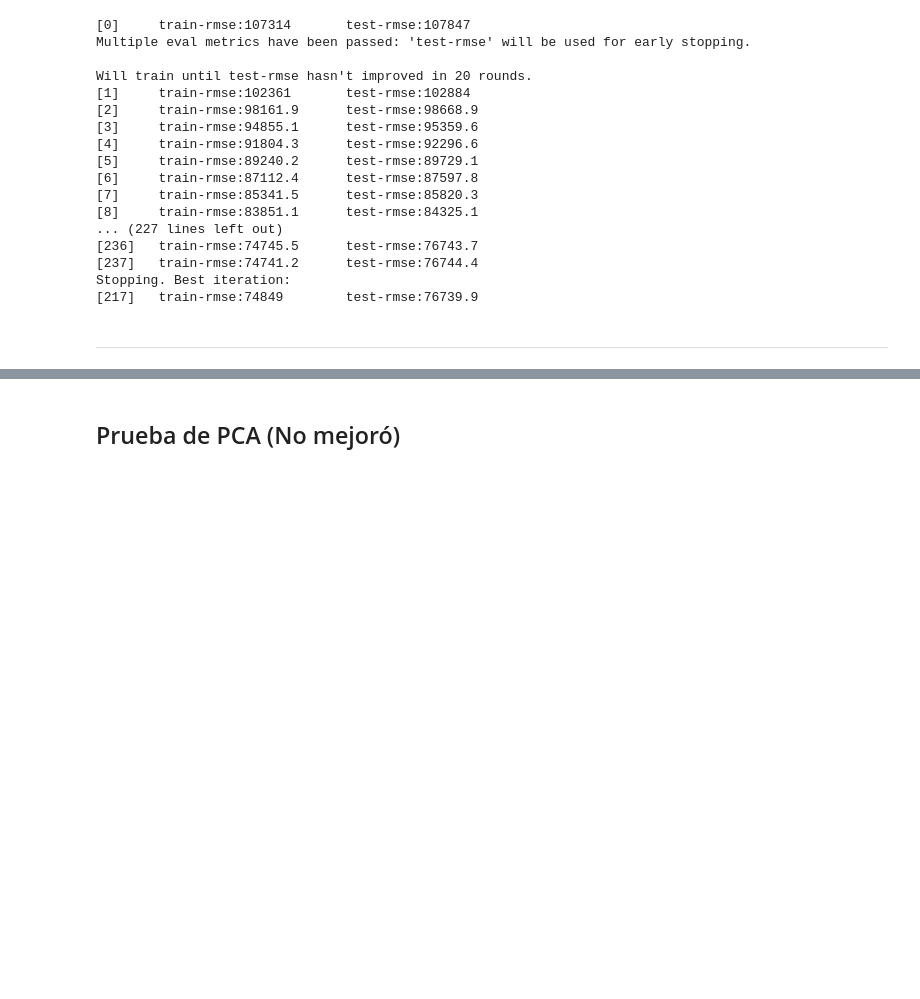
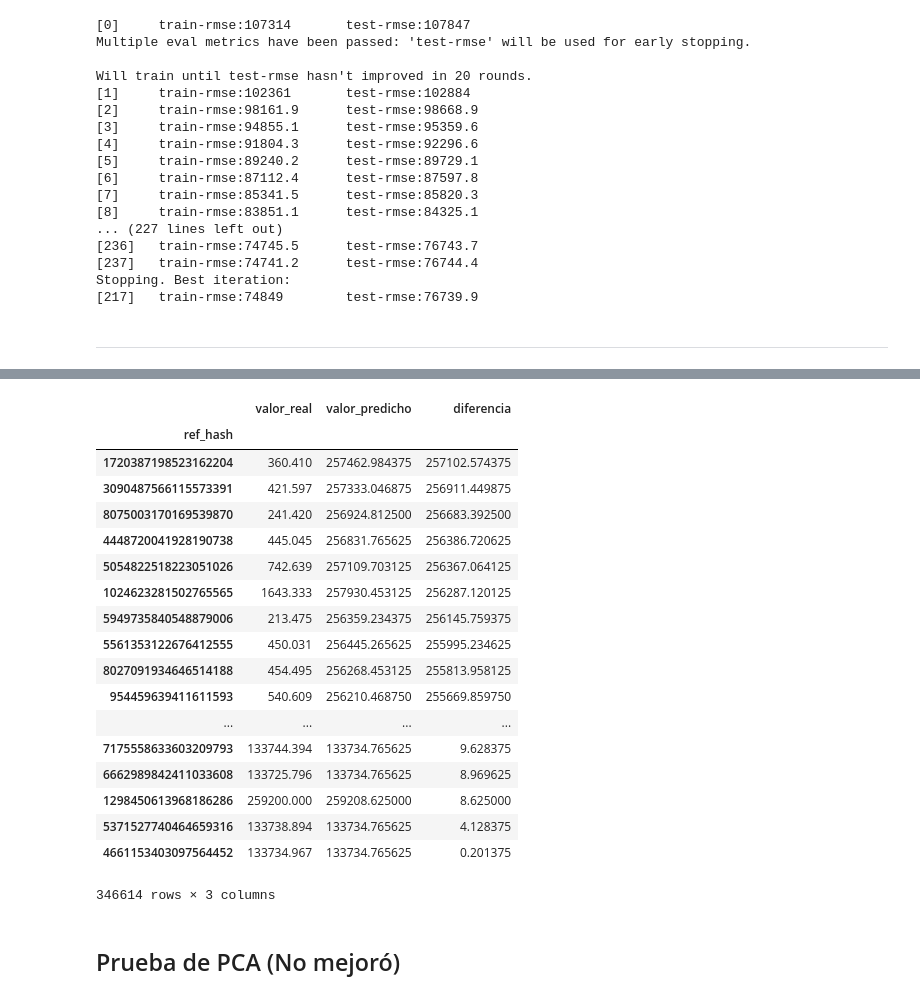
Before and after one commit to mateoicalvo/7506, a Jupyter notebook: tp2/modelo/algoritmos/xgboost/xgboost-pruebas.ipynb, the cells around one changed output, grey strips where cells are left out. Saved outputs shown, nothing was run; the diff lists cells and outputs as text; code cells hidden in the pictures; blank space fills up the shorter version.

```diff
--- a/tp2/modelo/algoritmos/xgboost/xgboost-pruebas.ipynb
+++ b/tp2/modelo/algoritmos/xgboost/xgboost-pruebas.ipynb
@@ -175,3 +290,29 @@ Stopping. Best iteration:
+# %%
+comparacion = pd.DataFrame({"valor_real":y_test,"valor_predicho":y_pred})
+# %%
+comparacion["diferencia"] = abs(comparacion["valor_real"] - comparacion["valor_predicho"])
+# %%
+comparacion.sort_values(by = "diferencia",ascending = False),
+# %% [output]
+|  | valor_real | valor_predicho | diferencia |
+| ref_hash |  |  |  |
+| 1720387198523162204 | 360.410 | 257462.984375 | 257102.574375 |
+| 3090487566115573391 | 421.597 | 257333.046875 | 256911.449875 |
+| 8075003170169539870 | 241.420 | 256924.812500 | 256683.392500 |
+| 4448720041928190738 | 445.045 | 256831.765625 | 256386.720625 |
+| 5054822518223051026 | 742.639 | 257109.703125 | 256367.064125 |
+| 1024623281502765565 | 1643.333 | 257930.453125 | 256287.120125 |
+| 5949735840548879006 | 213.475 | 256359.234375 | 256145.759375 |
+| 5561353122676412555 | 450.031 | 256445.265625 | 255995.234625 |
+| 8027091934646514188 | 454.495 | 256268.453125 | 255813.958125 |
+| 954459639411611593 | 540.609 | 256210.468750 | 255669.859750 |
+| ... | ... | ... | ... |
+| 7175558633603209793 | 133744.394 | 133734.765625 | 9.628375 |
+| 6662989842411033608 | 133725.796 | 133734.765625 | 8.969625 |
+| 1298450613968186286 | 259200.000 | 259208.625000 | 8.625000 |
+| 5371527740464659316 | 133738.894 | 133734.765625 | 4.128375 |
+| 4661153403097564452 | 133734.967 | 133734.765625 | 0.201375 |
+346614 rows × 3 columns
 # %% [markdown]
 ## Prueba de PCA (No mejoró)
 # %%
```
Also changed, not shown: parts of 6 cells of this notebook.
